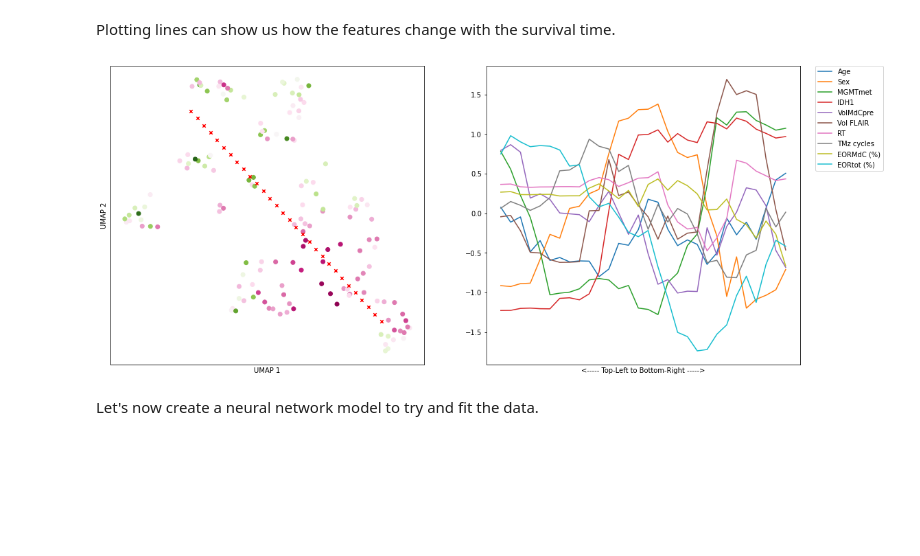
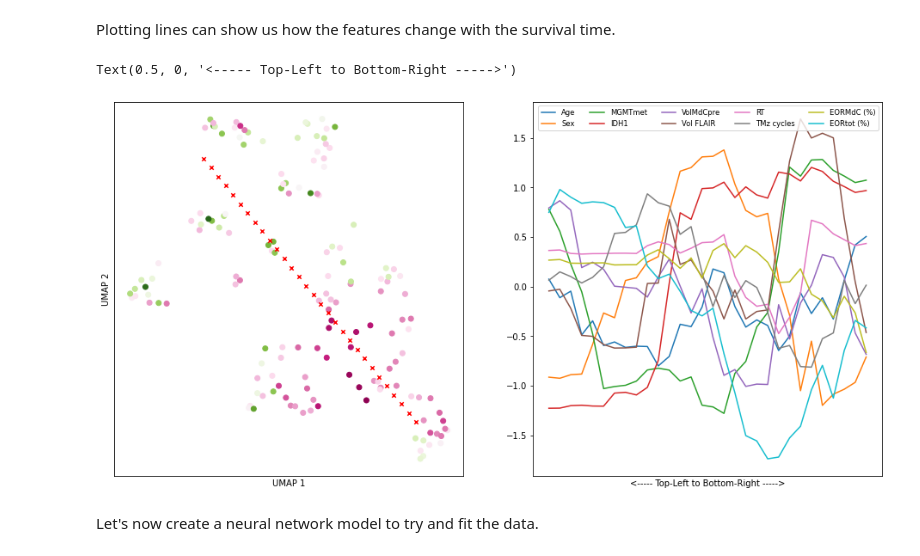
Before and after one commit to gullo97/medicine2, a Jupyter notebook: notebook.ipynb, the cells around one changed output. Cells and saved outputs as stored; diff of their text form; code cells hidden in the pictures; blank space fills up the shorter version.

Commit message:
fixed plot

```diff
--- a/notebook.ipynb
+++ b/notebook.ipynb
@@ -214,36 +214,40 @@ def line_centered_at_point(point, slope, length=1, n_samples=3):
     return np.array([xs, ys]).T
 
 test_pts = np.array([11,5.5])
 test_pts = line_centered_at_point(test_pts, -1, length=5, n_samples=30)
 inv_transformed_points = mapper.inverse_transform(test_pts)
 
 #plot embedding and inverse transformed points
-plt.figure(figsize=(18,8))
+plt.figure(figsize=(16,8))
 plt.subplot(1,2,1)
 plt.scatter(mapper.embedding_[:, 0], mapper.embedding_[:, 1], c=labels, cmap='PiYG')
 plt.scatter(test_pts[:, 0], test_pts[:, 1], c='red', marker='x', s=20)
 plt.xlabel('UMAP 1')
 plt.ylabel('UMAP 2')
 plt.xticks([])
 plt.yticks([])
 
 # colors = ['r', 'g', 'b', 'y', 'c', 'm', 'k']
 # ax2 = plt.subplot(1,2,2, projection='3d')
 # for i, point in enumerate(inv_transformed_points):
 #     ax2.bar(range(len(point)), point, zs=i, zdir='y', color=colors[i%len(colors)], alpha=0.8)
 # plt.xticks(range(len(inv_transformed_points[0])), data.columns[:-2], rotation=35)
 
 ax2 = plt.subplot(1,2,2)
 for i in range(len(inv_transformed_points[0])):
     ax2.plot(inv_transformed_points[:, i], label=data.columns[i])
-ax2.legend(bbox_to_anchor=(1.05, 1), loc='upper left', borderaxespad=0.)
+ax2.legend(ncol = 5, fontsize = 8.4)
+
+# ax2.legend(bbox_to_anchor=(1.05, 1), loc='upper left', borderaxespad=0.)
+
 plt.xticks([])
 plt.xlabel('<----- Top-Left to Bottom-Right ----->')
 
 
 # plt.savefig('umap_embedding_reversed_line.png')
 # %% [output]
+Text(0.5, 0, '<----- Top-Left to Bottom-Right ----->')
-[figure, old version]
+[figure, new version]
 # %% [markdown]
 Let's now create a neural network model to try and fit the data.
 # %%
```
